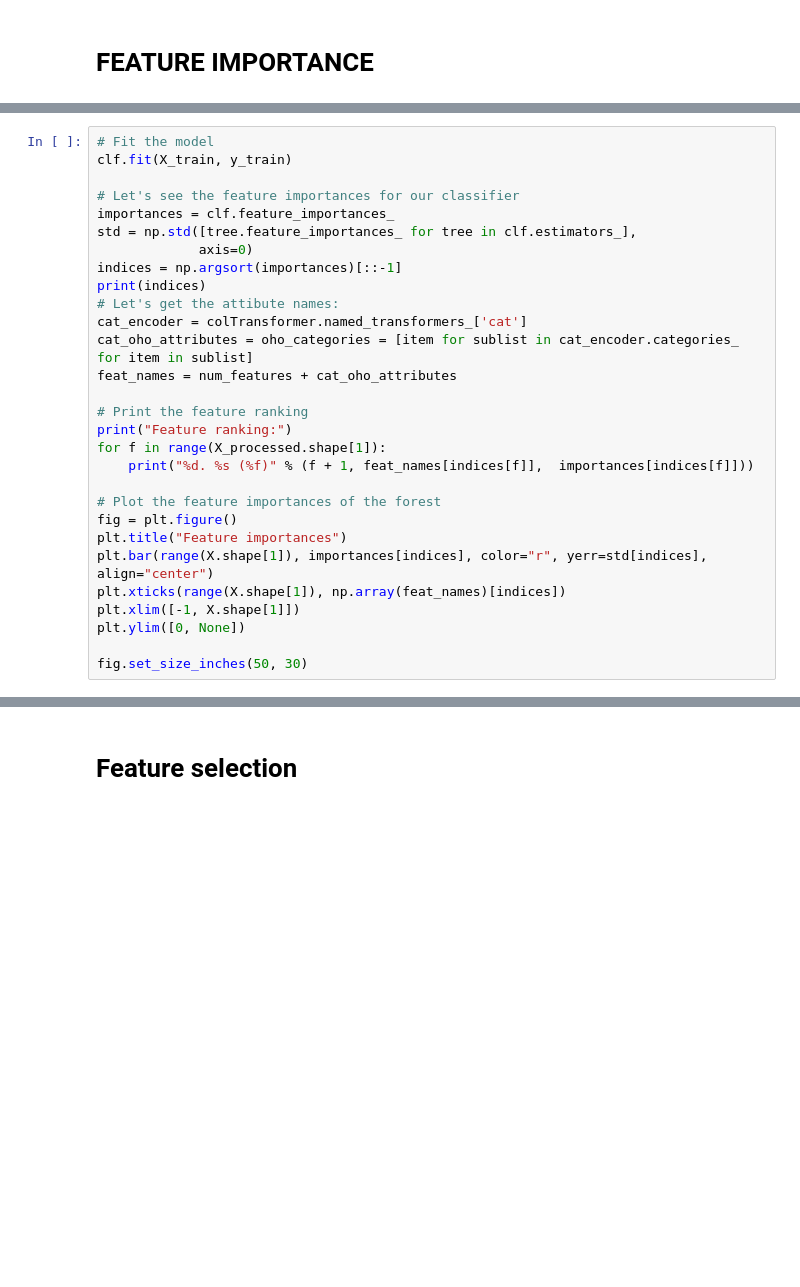
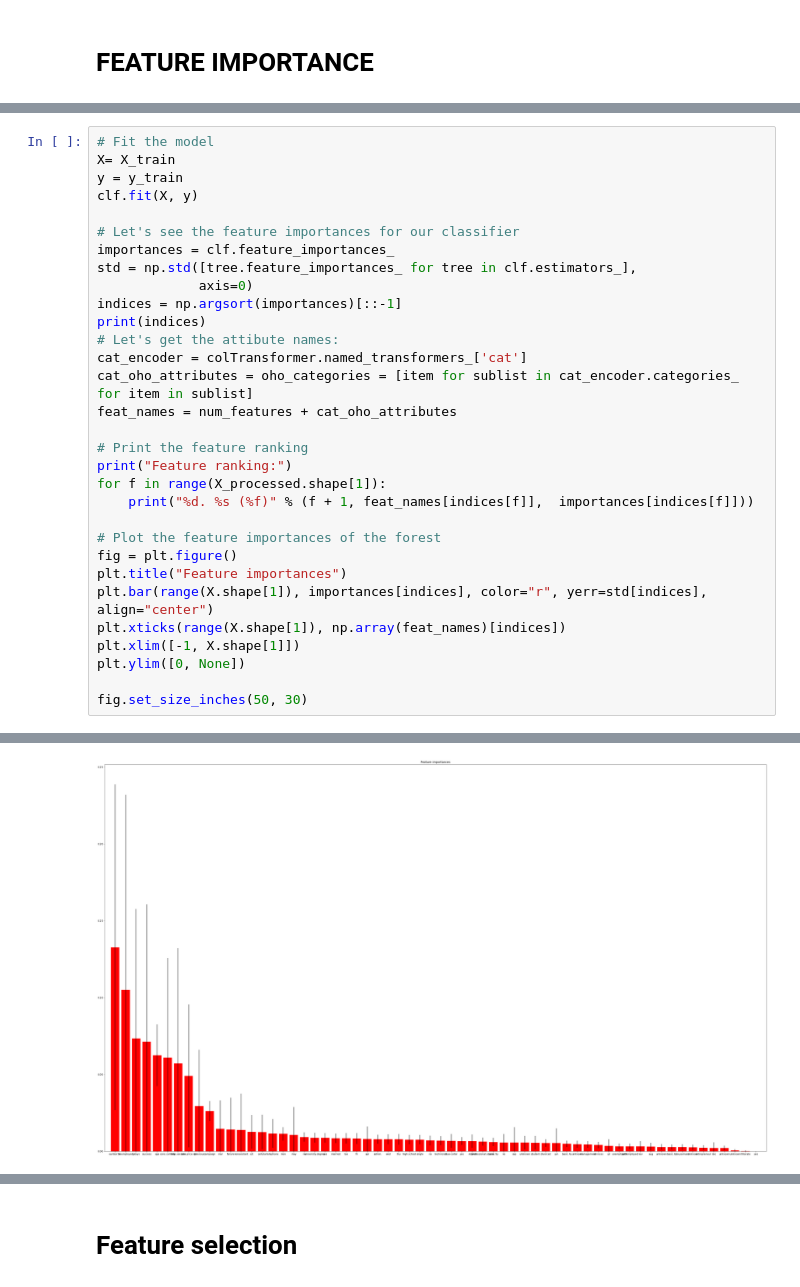
Before and after one commit to ADHIL-VENGAT/CE888-DataScience-and-Decision-making, a Jupyter notebook: Lab 3 End to End/bank_classification.ipynb, the cells around one changed output, grey strips where cells are left out. Drawn from its saved outputs; the diff is of its cells as text; blank space fills up the shorter version.

```diff
--- a/Lab 3 End to End/bank_classification.ipynb
+++ b/Lab 3 End to End/bank_classification.ipynb
@@ -377,6 +399,8 @@ print("ACC: %.2f +/- %.2f" % (scores.mean(), scores.std()))
 # %%
 # Fit the model
-clf.fit(X_train, y_train)
+X= X_train
+y = y_train
+clf.fit(X, y)
 
 # Let's see the feature importances for our classifier
 importances = clf.feature_importances_
@@ -403,3 +427,4 @@ plt.xlim([-1, X.shape[1]])
 plt.ylim([0, None])
 
 fig.set_size_inches(50, 30)
+# %% [output]
@@ -406,3 +448,4 @@ fig.set_size_inches(50, 30)
+[figure, added]
 # %%
 import seaborn as sns
 #Using Pearson Correlation
```
Also changed, not shown: parts of 16 cells of this notebook.
